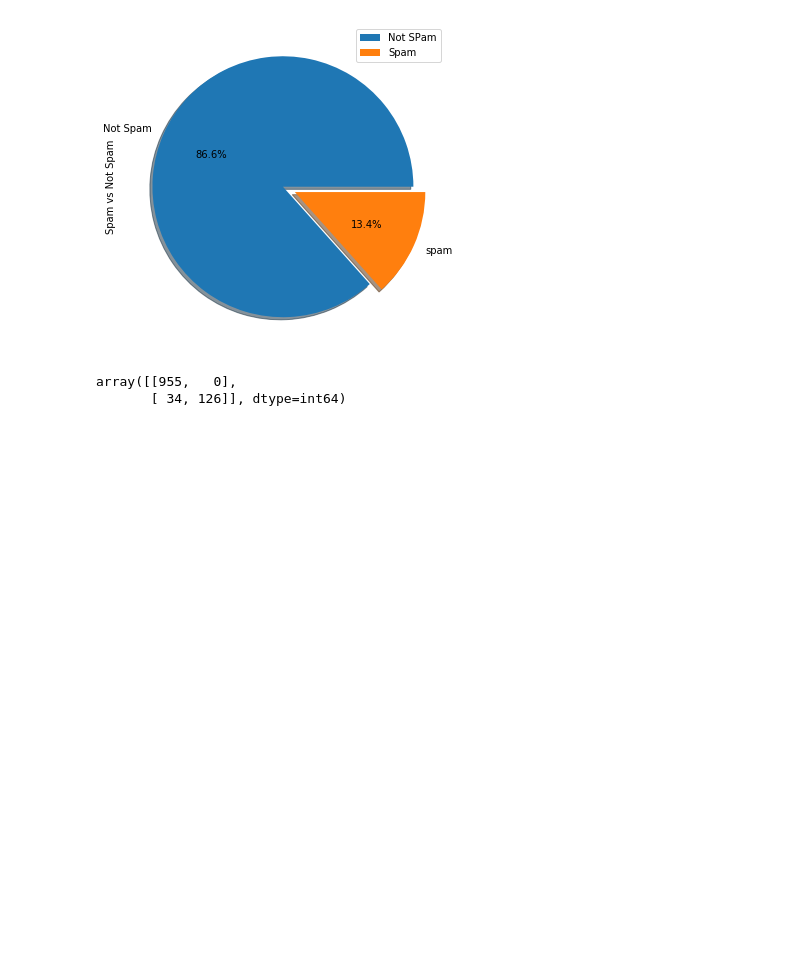
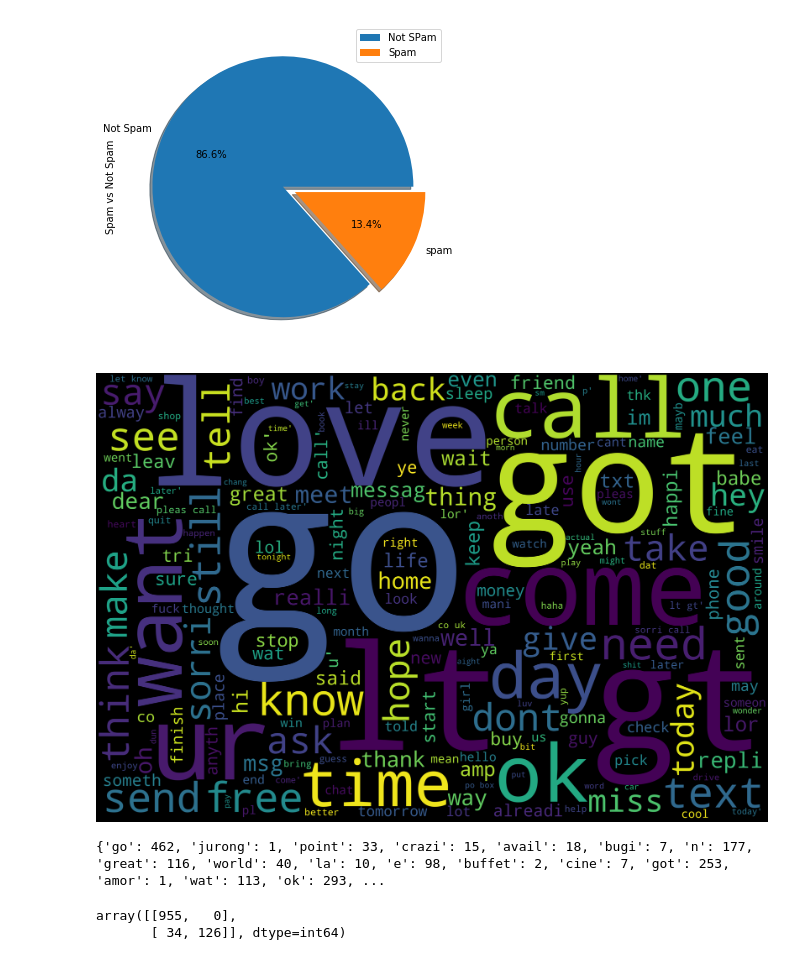
Before and after one commit to nasheed09/Spam_Detection_Model, a Jupyter notebook: spam_detection.ipynb, the cells around one changed output. Drawn from its saved outputs; the diff is of its cells as text; code cells hidden in the pictures; blank space fills up the shorter version.

```diff
--- a/spam_detection.ipynb
+++ b/spam_detection.ipynb
@@ -51,3 +48,35 @@ for i in range(0,len(dataset)):
+# %%
+from wordcloud import WordCloud, STOPWORDS
+import matplotlib.pyplot as plt
+text = corpus
+wordcloud = WordCloud(
+    width = 3000,
+    height = 2000,
+    background_color = 'black',
+    stopwords = STOPWORDS).generate(str(text))
+fig = plt.figure(
+    figsize = (40, 30),
+    facecolor = 'k',
+    edgecolor = 'k')
+plt.imshow(wordcloud, interpolation = 'bilinear')
+plt.axis('off')
+plt.tight_layout(pad=0)
+plt.show()
+# %% [output]
+[figure, added]
+# %%
+wordfreq = {}
+for sentence in corpus:
+    tokens = nltk.word_tokenize(sentence)
+    for token in tokens:
+        if token not in wordfreq.keys():
+            wordfreq[token] = 1
+        else:
+            wordfreq[token] += 1
+
+print(wordfreq)
+# %% [output]
+{'go': 462, 'jurong': 1, 'point': 33, 'crazi': 15, 'avail': 18, 'bugi': 7, 'n': 177, 'great': 116, 'world': 40, 'la': 10, 'e': 98, 'buffet': 2, 'cine': 7, 'got': 253, 'amor': 1, 'wat': 113, 'ok': 293, ...
 # %%
 vectorizer = TfidfVectorizer()
 # %%
```
Also changed, not shown: parts of 2 cells of this notebook.
